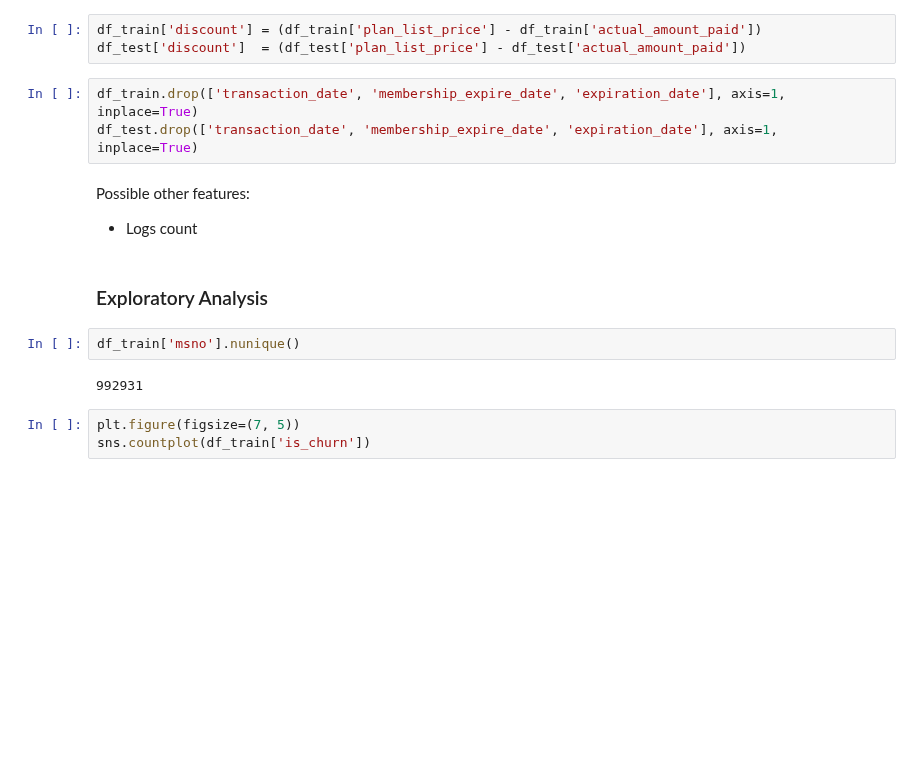
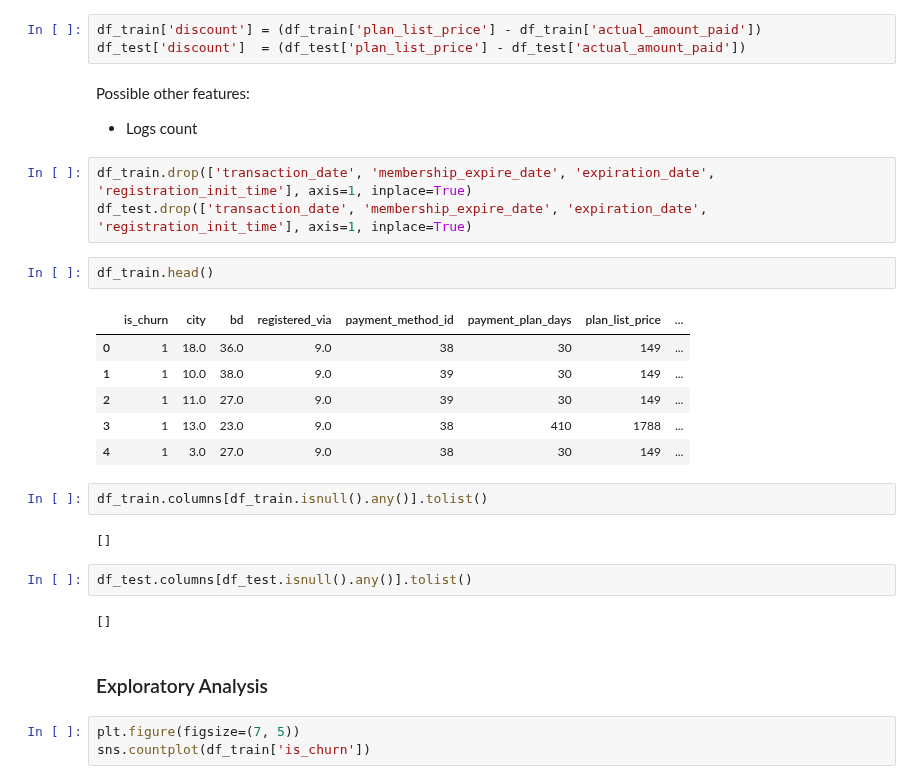
Before and after one commit to paulaceccon/ml-playground, a Jupyter notebook: Kernels/KBox's Churn Prediction Challenge.ipynb, the cells around one changed output. Saved outputs shown, nothing was run; the diff lists cells and outputs as text; blank space fills up the shorter version.

Commit message:
Churn 1st Trial

```diff
--- a/Kernels/KBox's Churn Prediction Challenge.ipynb
+++ b/Kernels/KBox's Churn Prediction Challenge.ipynb
@@ -198,19 +202,32 @@ Quantitative Features
 # %%
 df_train['discount'] = (df_train['plan_list_price'] - df_train['actual_amount_paid'])
 df_test['discount']  = (df_test['plan_list_price'] - df_test['actual_amount_paid'])
-# %%
-df_train.drop(['transaction_date', 'membership_expire_date', 'expiration_date'], axis=1, inplace=True)
-df_test.drop(['transaction_date', 'membership_expire_date', 'expiration_date'], axis=1, inplace=True)
 # %% [markdown]
 Possible other features:
 
 - Logs count
+# %%
+df_train.drop(['transaction_date', 'membership_expire_date', 'expiration_date', 'registration_init_time'], axis=1, inplace=True)
+df_test.drop(['transaction_date', 'membership_expire_date', 'expiration_date', 'registration_init_time'], axis=1, inplace=True)
+# %%
+df_train.head()
+# %% [output]
+|  | is_churn | city | bd | registered_via | payment_method_id | payment_plan_days | plan_list_price | ... |
+| 0 | 1 | 18.0 | 36.0 | 9.0 | 38 | 30 | 149 | ... |
+| 1 | 1 | 10.0 | 38.0 | 9.0 | 39 | 30 | 149 | ... |
+| 2 | 1 | 11.0 | 27.0 | 9.0 | 39 | 30 | 149 | ... |
+| 3 | 1 | 13.0 | 23.0 | 9.0 | 38 | 410 | 1788 | ... |
+| 4 | 1 | 3.0 | 27.0 | 9.0 | 38 | 30 | 149 | ... |
+# %%
+df_train.columns[df_train.isnull().any()].tolist()
+# %% [output]
+[]
+# %%
+df_test.columns[df_test.isnull().any()].tolist()
+# %% [output]
+[]
 # %% [markdown]
 ### Exploratory Analysis
-# %%
-df_train['msno'].nunique()
-# %% [output]
-992931
 # %%
 plt.figure(figsize=(7, 5))
 sns.countplot(df_train['is_churn'])
```
Also changed, not shown: parts of 56 cells of this notebook.
